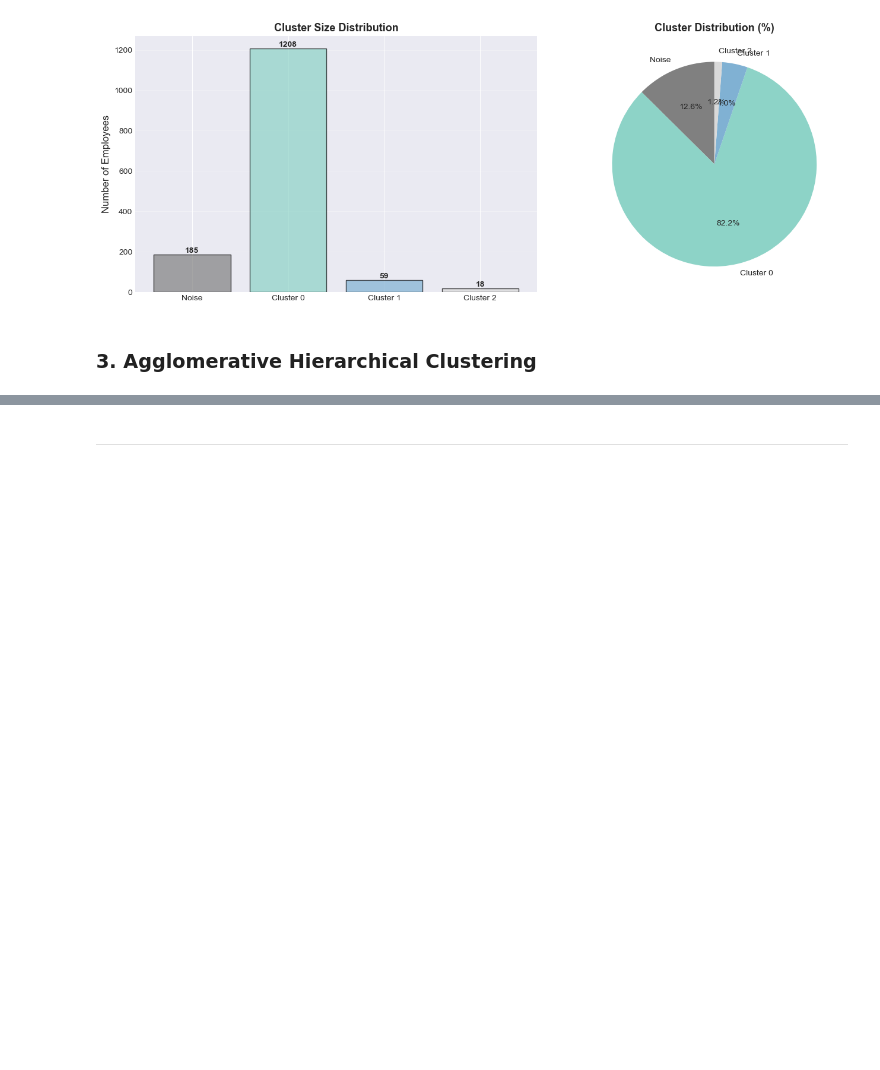
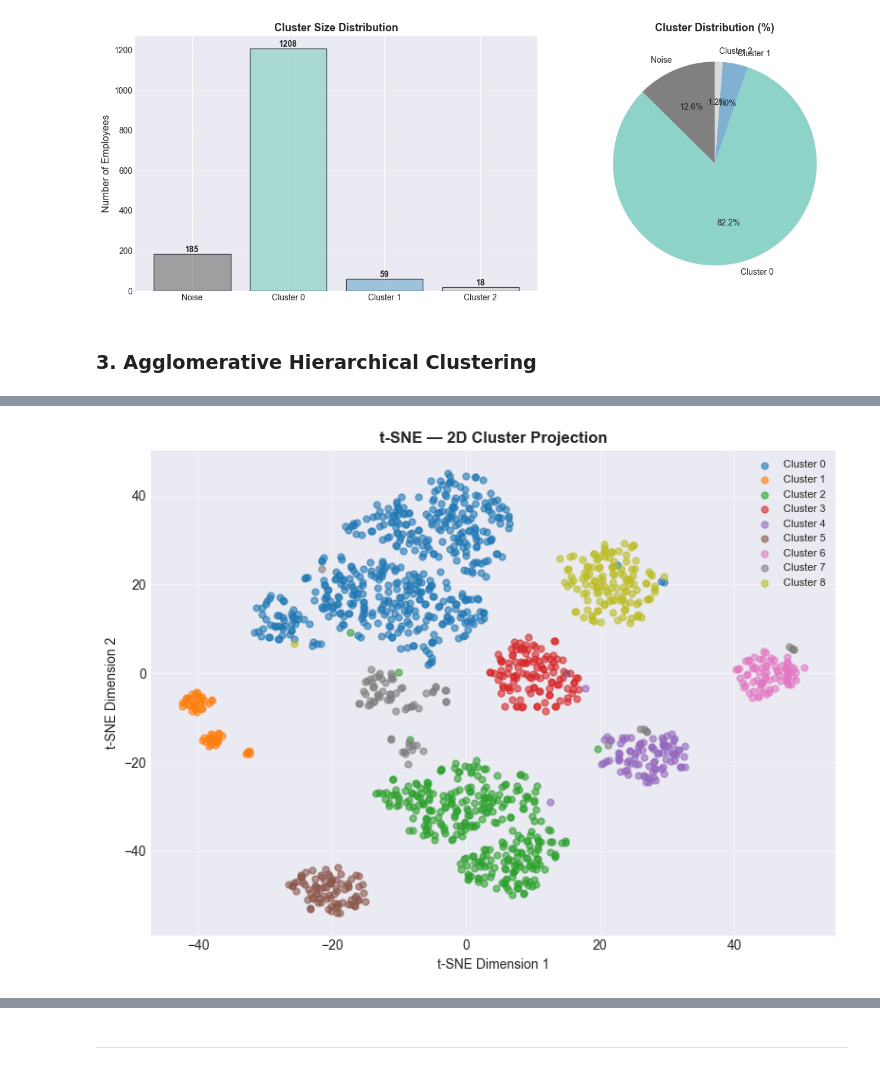
Before and after one commit to K0alaxy/SWE485-G2-Phase1, a Jupyter notebook: Phase2_Unsupervised_Learning.ipynb, the cells around one changed output, grey strips where cells are left out. Saved outputs shown, nothing was run; the diff lists cells and outputs as text; code cells hidden in the pictures; blank space fills up the shorter version.

```diff
--- a/Phase2_Unsupervised_Learning.ipynb
+++ b/Phase2_Unsupervised_Learning.ipynb
@@ -556,0 +575,29 @@ Cluster distribution:
+# %%
+# In this step we will run Agglomerative Clustering for a range of (k=2 to k=10)
+# We will evaluate each cluster using Silhouette Coefficient, avies-Bouldin Index and Within Clusters Sum (WSS)
+
+from sklearn.cluster import AgglomerativeClustering
+from sklearn.metrics import silhouette_score, davies_bouldin_score
+import matplotlib.pyplot as plt
+
+k_range     = list(range(2, 11))
+sil_scores  = []
+db_scores   = []
+wcss_scores = []
+
+X_arr = np.array(X_scaled)
+
+for k in k_range:
+    model  = AgglomerativeClustering(n_clusters=k, linkage='ward')
+    labels = model.fit_predict(X_arr)
+
+    sil_scores.append(silhouette_score(X_arr, labels))
+    db_scores.append(davies_bouldin_score(X_arr, labels))
+
+    wcss = sum(
+        np.sum((X_arr[labels == c] - X_arr[labels == c].mean(axis=0)) ** 2)
+        for c in np.unique(labels)
+    )
+    wcss_scores.append(wcss)
+
+    print(f"k={k:2d}  |  Silhouette={sil_scores[-1]:.4f}  |  Davies-Bouldin={db_scores[-1]:.4f}  |  WCSS={wcss:.1f}")
@@ -735,0 +899,18 @@ plt.show()
+# %%
+# Plot 2: t-SNE 2D
+fig2, ax2 = plt.subplots(figsize=(8, 6))
+tsne   = TSNE(n_components=2, perplexity=30, random_state=42, max_iter=1000)
+X_tsne = tsne.fit_transform(X_arr)
+for c in np.unique(cluster_labels):
+    mask = cluster_labels == c
+    ax2.scatter(X_tsne[mask, 0], X_tsne[mask, 1],
+                color=plt.cm.tab10.colors[c % 10], alpha=0.6, s=25, label=f'Cluster {c}')
+ax2.set_title('t-SNE — 2D Cluster Projection', fontweight='bold')
+ax2.set_xlabel('t-SNE Dimension 1')
+ax2.set_ylabel('t-SNE Dimension 2')
+ax2.legend(fontsize=8)
+ax2.grid(True, alpha=0.4)
+plt.tight_layout()
+plt.show()
+# %% [output]
+[figure, added]
```
Also changed, not shown: parts of 15 cells of this notebook.
